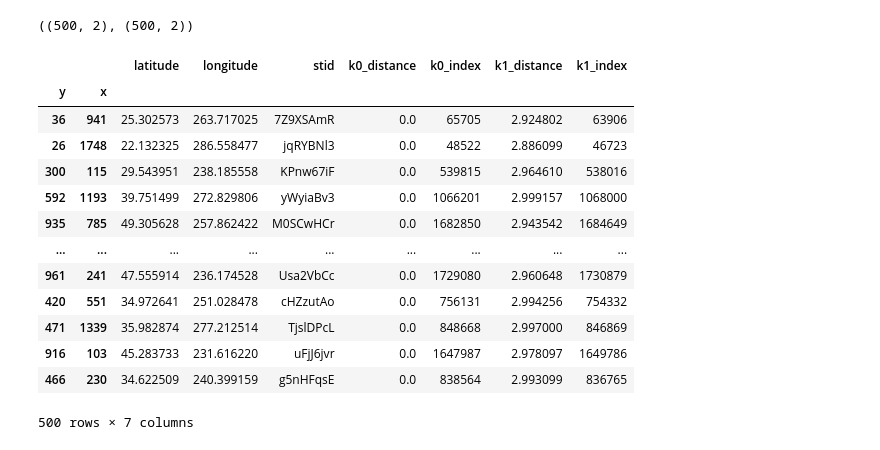
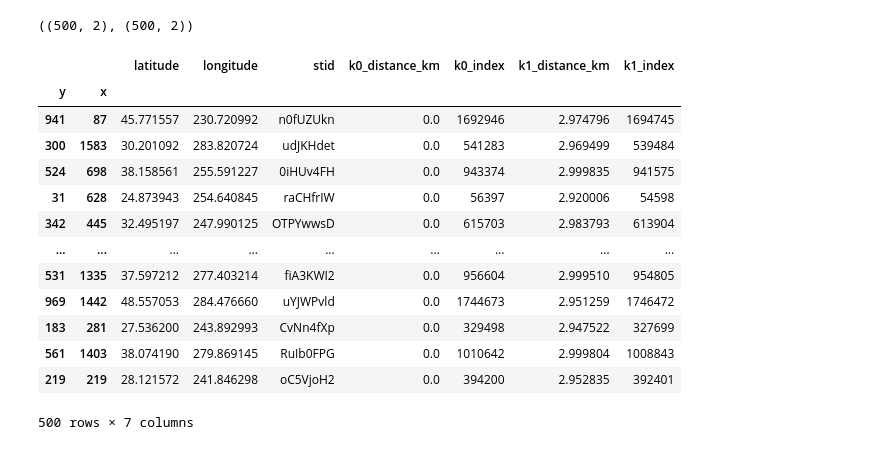
Before and after one commit to blaylockbk/Herbie, a Jupyter notebook: docs/user_guide/_bonus_notebooks/BallTree.ipynb, the cells around one changed output. Cells and saved outputs as stored; diff of their text form; code cells hidden in the pictures.

```diff
--- a/docs/user_guide/_bonus_notebooks/BallTree.ipynb
+++ b/docs/user_guide/_bonus_notebooks/BallTree.ipynb
@@ -107,10 +75,11 @@ def nearest_neighbor(
 
     # Path to the pickled BallTree objected for the model.
     pkl_BallTree_file = (
-        Path(herbie.__file__).parent
+        herbie.config["default"]["save_dir"]
         / "BallTree"
         / f"{ds.model}_{ds.x.size}-{ds.y.size}.pkl"
     )
+    pkl_BallTree_file.parent.mkdir(parents=True, exist_ok=True)
 
     if pkl_BallTree_file.exists() and not replant_tree:
         with open(pkl_BallTree_file, "rb") as f:
@@ -210,7 +183,7 @@ ax.scatter(a.longitude, a.latitude, color="k")
 # %%
 replant_tree = True
 
-# Vector of just grid's lat/lon coordinates and indices, in radians
+# Vector of just grid's lat/lon coordinates and indices
 df_grid = (
     ds[["latitude", "longitude"]]
     .drop(
@@ -222,4 +195,24 @@ df_grid = (
     )
     .to_dataframe()
 )
-df_grid
+
+# Convert lat/lon to radians for the BallTree
+df_grid_radians = np.deg2rad(df_grid).rename(
+    columns={"latitude": "latitude_radians", "longitude": "longitude_radians"}
+)
+
+# ======================================================================
+# =======================Sample Data====================================
+import random
+import string
+
+
+def generate_random_string(len=8):
+    """Function to generate a random string"""
+    return "".join(random.choices(string.ascii_letters + string.digits, k=len))
+
+
+n = 500
+points = df_grid.sample(n)[["latitude", "longitude"]]
+points["stid"] = [generate_random_string() for _ in range(n)]
+# ======================================================================
@@ -262,13 +219,15 @@ df_grid_radians
 # %%
-# -------------------------
-# Get/Build BallTree Object
+# -----------------------------
+# Build or load BallTree object
 
 # Path to the pickled BallTree objected for the model.
 pkl_BallTree_file = (
-    Path(herbie.__file__).parent
+    herbie.config["default"]["save_dir"]
     / "BallTree"
     / f"{ds.model}_{ds.x.size}-{ds.y.size}.pkl"
 )
+pkl_BallTree_file.parent.mkdir(parents=True, exist_ok=True)
+
 
 if pkl_BallTree_file.exists() and not replant_tree:
     with open(pkl_BallTree_file, "rb") as f:
@@ -330,22 +258,26 @@ np.shape(dist), np.shape(ind)
 # %% [output]
 ((500, 2), (500, 2))
 # %%
+# ------------------------------------------
+# Unpack results into the "points" dataframe
 for i in range(np.shape(dist)[1]):
-    points[f"k{i}_distance"] = dist[:, i] * 6371  # Multiply by Earth radius
+    points[f"k{i}_distance_km"] = (
+        dist[:, i] * 6371
+    )  # Multiply by Earth radius (results in km)
     points[f"k{i}_index"] = ind[:, i]
 points
 # %% [output]
-|  |  | latitude | longitude | stid | k0_distance | k0_index | k1_distance | k1_index |
+|  |  | latitude | longitude | stid | k0_distance_km | k0_index | k1_distance_km | k1_index |
 | y | x |  |  |  |  |  |  |  |
-| 36 | 941 | 25.302573 | 263.717025 | 7Z9XSAmR | 0.0 | 65705 | 2.924802 | 63906 |
-| 26 | 1748 | 22.132325 | 286.558477 | jqRYBNl3 | 0.0 | 48522 | 2.886099 | 46723 |
-| 300 | 115 | 29.543951 | 238.185558 | KPnw67iF | 0.0 | 539815 | 2.964610 | 538016 |
-| 592 | 1193 | 39.751499 | 272.829806 | yWyiaBv3 | 0.0 | 1066201 | 2.999157 | 1068000 |
-| 935 | 785 | 49.305628 | 257.862422 | M0SCwHCr | 0.0 | 1682850 | 2.943542 | 1684649 |
+| 941 | 87 | 45.771557 | 230.720992 | n0fUZUkn | 0.0 | 1692946 | 2.974796 | 1694745 |
+| 300 | 1583 | 30.201092 | 283.820724 | udJKHdet | 0.0 | 541283 | 2.969499 | 539484 |
+| 524 | 698 | 38.158561 | 255.591227 | 0iHUv4FH | 0.0 | 943374 | 2.999835 | 941575 |
+| 31 | 628 | 24.873943 | 254.640845 | raCHfrIW | 0.0 | 56397 | 2.920006 | 54598 |
+| 342 | 445 | 32.495197 | 247.990125 | OTPYwwsD | 0.0 | 615703 | 2.983793 | 613904 |
 | ... | ... | ... | ... | ... | ... | ... | ... | ... |
-| 961 | 241 | 47.555914 | 236.174528 | Usa2VbCc | 0.0 | 1729080 | 2.960648 | 1730879 |
-| 420 | 551 | 34.972641 | 251.028478 | cHZzutAo | 0.0 | 756131 | 2.994256 | 754332 |
-| 471 | 1339 | 35.982874 | 277.212514 | TjslDPcL | 0.0 | 848668 | 2.997000 | 846869 |
-| 916 | 103 | 45.283733 | 231.616220 | uFjJ6jvr | 0.0 | 1647987 | 2.978097 | 1649786 |
-| 466 | 230 | 34.622509 | 240.399159 | g5nHFqsE | 0.0 | 838564 | 2.993099 | 836765 |
+| 531 | 1335 | 37.597212 | 277.403214 | fiA3KWI2 | 0.0 | 956604 | 2.999510 | 954805 |
+| 969 | 1442 | 48.557053 | 284.476660 | uYJWPvld | 0.0 | 1744673 | 2.951259 | 1746472 |
+| 183 | 281 | 27.536200 | 243.892993 | CvNn4fXp | 0.0 | 329498 | 2.947522 | 327699 |
+| 561 | 1403 | 38.074190 | 279.869145 | RuIb0FPG | 0.0 | 1010642 | 2.999804 | 1008843 |
+| 219 | 219 | 28.121572 | 241.846298 | oC5VjoH2 | 0.0 | 394200 | 2.952835 | 392401 |
 500 rows × 7 columns
```
Also changed, not shown: parts of 18 cells of this notebook.
